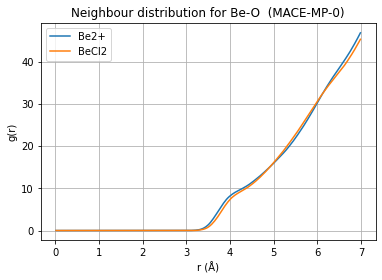
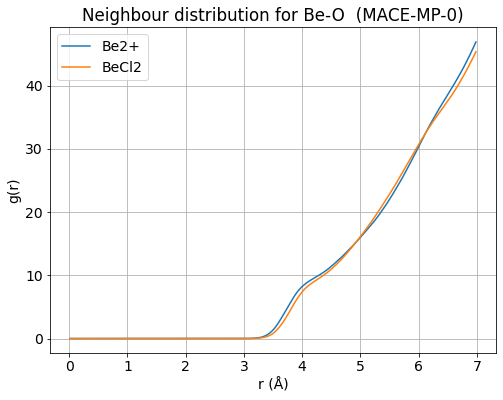
Code edit (unified diff) that turned the first committed figure into the second:
--- before
+++ after
@@ -1,9 +1,9 @@
-plt.figure()
+fig, ax = plt.subplots(figsize=(8, 6))
 for key, data in MP0_data.items():
-    plt.plot(data['# Distance / pm']/100, data['  Integral'], label=key)
-plt.title(f'Neighbour distribution for Be-O  (MACE-MP-0)')
-plt.xlabel('r (Å)')
-plt.ylabel('g(r)')
-plt.grid()
-plt.legend()
+    ax.plot(data['# Distance / pm']/100, data['  Integral'], label=key)
+ax.set_title(f'Neighbour distribution for Be-O  (MACE-MP-0)')
+ax.set_xlabel('r (Å)')
+ax.set_ylabel('g(r)')
+ax.grid()
+ax.legend()
 plt.show()

Commit: bigger figs